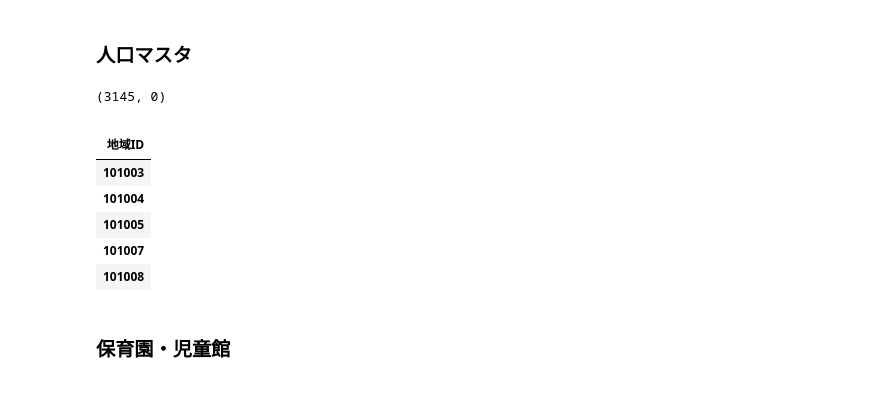
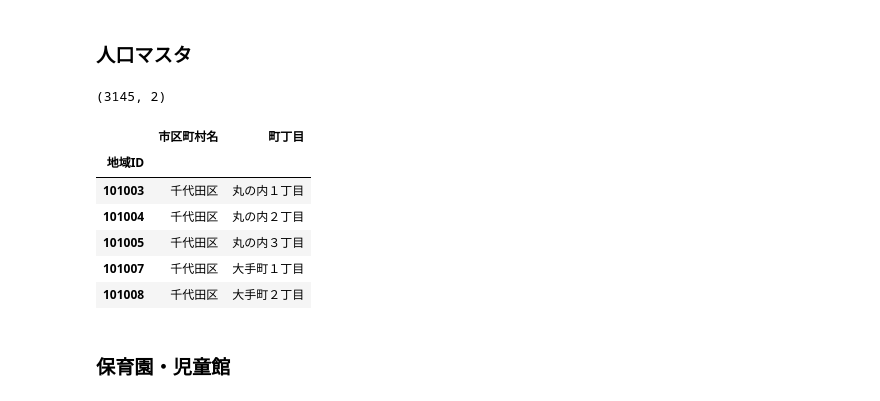
Before and after one commit to z-guard/analysis, a Jupyter notebook: notebooks/all_town_detail.ipynb, the cells around one changed output. Drawn from its saved outputs; the diff is of its cells as text; code cells hidden in the pictures.

```diff
--- a/notebooks/all_town_detail.ipynb
+++ b/notebooks/all_town_detail.ipynb
@@ -61,19 +61,19 @@ output_file = 'all_town_detail.csv'
 ### 人口マスタ
 # %%
 df_population = pd.read_csv(os.path.join(DIR_NAME, 'population_master.csv'))[
-    ['地域ID']  # '市区町村名', '町丁目'
+    ['地域ID', '市区町村名', '町丁目']
 ].set_index('地域ID')
 print(df_population.shape)
 df_population.head()
 # %% [output]
-(3145, 0)
+(3145, 2)
-|  |
-| 地域ID |
-| 101003 |
-| 101004 |
-| 101005 |
-| 101007 |
-| 101008 |
+|  | 市区町村名 | 町丁目 |
+| 地域ID |  |  |
+| 101003 | 千代田区 | 丸の内１丁目 |
+| 101004 | 千代田区 | 丸の内２丁目 |
+| 101005 | 千代田区 | 丸の内３丁目 |
+| 101007 | 千代田区 | 大手町１丁目 |
+| 101008 | 千代田区 | 大手町２丁目 |
 # %% [markdown]
 ### 保育園・児童館
 # %%
```
Also changed, not shown: parts of 10 cells of this notebook.
